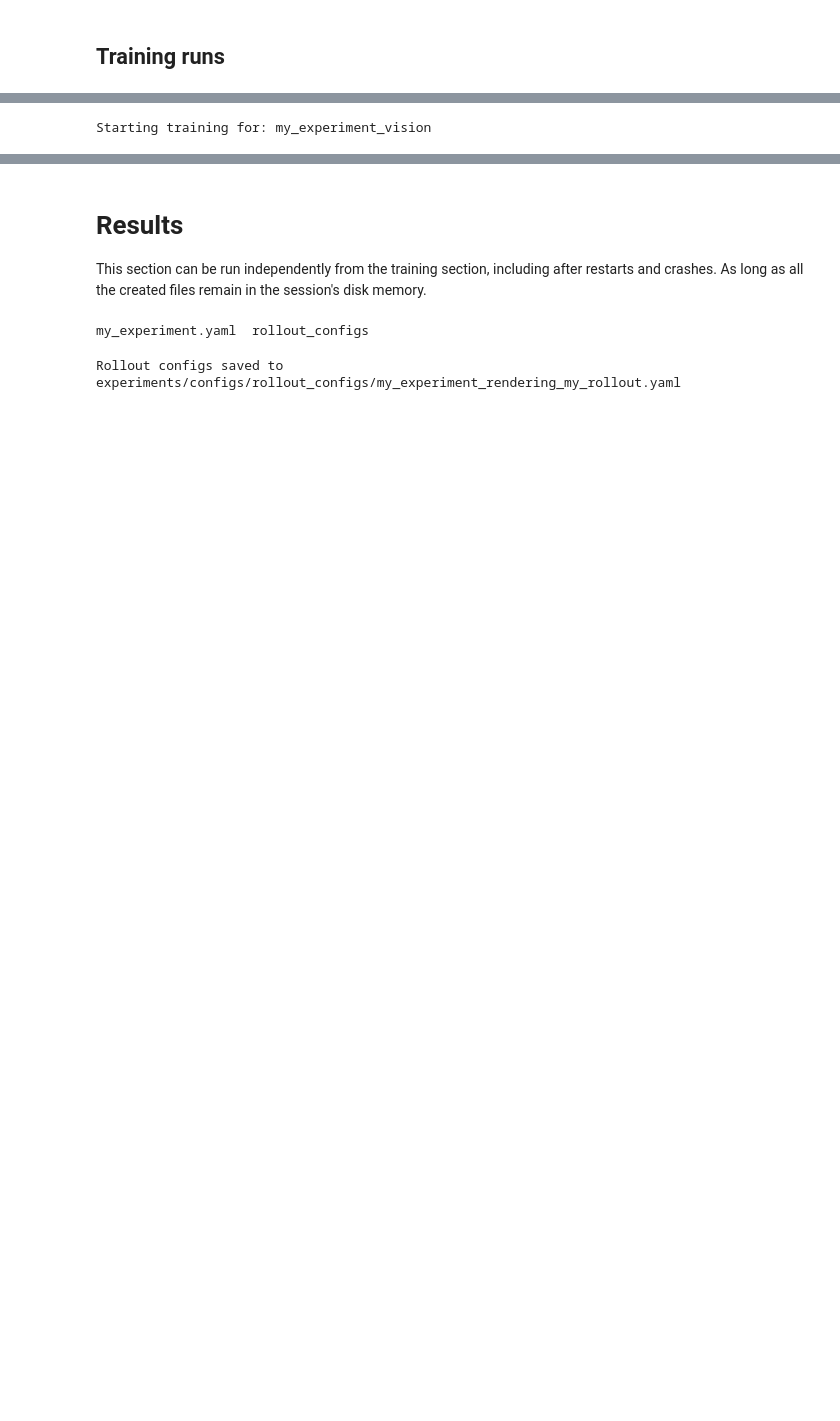
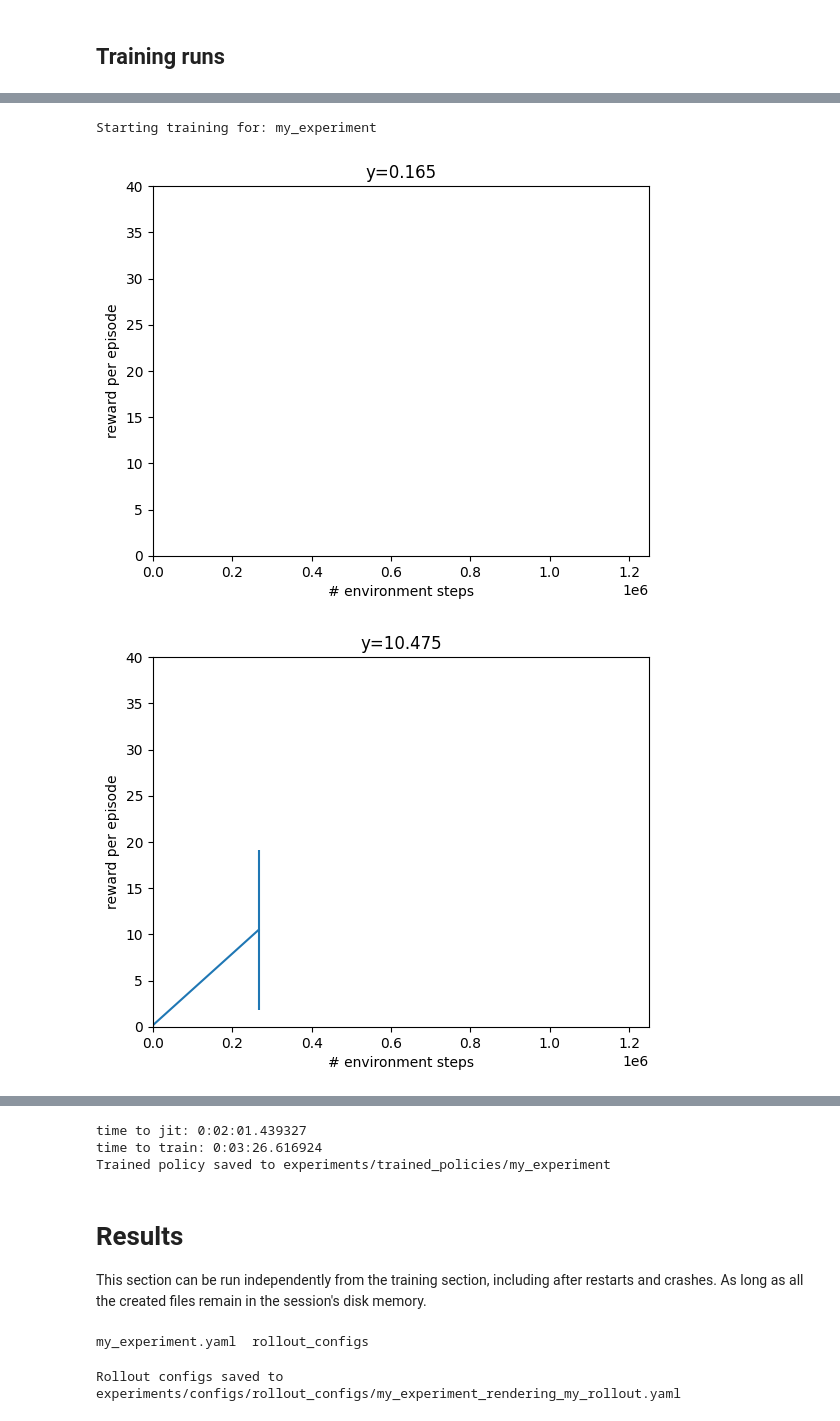
Before and after one commit to alexeiplatzer/unitree-go2-mjx-rl, a Jupyter notebook: notebooks/Universal.ipynb, the cells around one changed output, grey strips where cells are left out. Cells and saved outputs as stored; diff of their text form; code cells hidden in the pictures; blank space fills up the shorter version.

```diff
--- a/notebooks/Universal.ipynb
+++ b/notebooks/Universal.ipynb
@@ -178,14 +197,0 @@ model_architecture = "Guided-Vision" # @param ["Actor-Critic","Teacher-Student",
-# %%
-#@title #### Model hyperparameters for the "Actor-Critic" architecture
-from quadruped_mjx_rl import models
-if model_architecture == "Actor-Critic":
-    policy_layers = [256, 256] #@param
-    value_layers = [256, 256] #@param
-
-    model_config_class = models.ActorCriticConfig
-    model_config = model_config_class(
-        modules=model_config_class.ModulesConfig(
-            policy=policy_layers,
-            value=value_layers,
-        ),
-    )
@@ -339,13 +367,16 @@ if vision_backend == "Madrona":
 # %% [markdown]
 ### Save configs to a yaml file
 # %%
+# @title #### Save configs
 from quadruped_mjx_rl.config_utils import save_configs
-#@markdown Fill out a name for the experiment and all configuration parameters.
-#@markdown If you want to add another experiment, change the parameters and run
-#@markdown this cell again.
-experiment_name = "my_experiment_vision" #@param {type:"string"}
+# @markdown Fill out a name for the experiment and all configuration parameters.
+# @markdown If you want to add another experiment, change the parameters and run
+# @markdown this cell again.
+experiment_name = "my_experiment" # @param {type:"string"}
 config_file_path = configs_dir / f"{experiment_name}.yaml"
 configs_to_save = [robot_config, model_config, environment_config, training_config]
+if vision_config is not None:
+    configs_to_save.append(vision_config)
 save_configs(config_file_path, *configs_to_save)
 print(f"Experiment configs saved to {config_file_path}")
 # %% [output]
@@ -360,13 +391,13 @@ my_experiment_vision.yaml  rollout_configs
 # %%
-#@title Sequentially run training for all configurations
-from quadruped_mjx_rl.config_utils import prepare_configs, ConfigKey
+# @title Sequentially run training for all configurations
+from quadruped_mjx_rl.config_utils import prepare_configs
 from quadruped_mjx_rl.training import train
 from quadruped_mjx_rl import environments
 from quadruped_mjx_rl.environments import get_env_factory
 
-#@markdown Choose with which configs to train
+# @markdown Choose with which configs to train
 training_runs = None # @param {"type":"raw","placeholder":"[\"experiment_name1\", \"experiment_name2\", ... ]"}
-#@markdown or
+# @markdown or
 run_them_all = True # @param {"type":"boolean"}
 if run_them_all:
     training_runs = [
@@ -377,37 +408,39 @@ if run_them_all:
 
 for experiment_name in training_runs:
     config_path = configs_dir / f"{experiment_name}.yaml"
     configs = prepare_configs(config_path)
-    environment_config = configs[ConfigKey.ENVIRONMENT]
-    robot_config = configs[ConfigKey.ROBOT]
-    model_config = configs[ConfigKey.MODEL]
-    training_config = configs[ConfigKey.TRAINING]
-    vision_config = configs.get(ConfigKey.VISION)
+    environment_config = configs["environment"]
+    robot_config = configs["robot"]
+    model_config = configs["model"]
+    training_config = configs["training"]
+    vision_config = configs.get("vision")
 
     if isinstance(environment_config, environments.QuadrupedVisionEnvConfig):
         scene_file = "scene_mjx_vision.xml"
     else:
         scene_file = "scene_mjx.xml"
     init_scene_path = repo_path / "resources" / robot_config.robot_name / scene_file
 
     env_factory, uses_vision = get_env_factory(
         env_config=environment_config,
         robot_config=robot_config,
         init_scene_path=init_scene_path,
     )
 
     trained_policy_save_path = trained_policy_dir / f"{experiment_name}"
 
     print(f"Starting training for: {experiment_name}")
     train(
         env_factory=env_factory,
         model_config=model_config,
         training_config=training_config,
         model_save_path=trained_policy_save_path,
         checkpoints_save_path=None, #TODO: enable
         vision=uses_vision,
-        vision_config=configs.get(ConfigKey.VISION),
+        vision_config=vision_config,
     )
     print(f"Trained policy saved to {trained_policy_save_path}")
 # %% [output]
-Starting training for: my_experiment_vision
+Starting training for: my_experiment
+[figure, added]
+[figure, added]
@@ -414,3 +450,6 @@ Starting training for: my_experiment_vision
+time to jit: 0:02:01.439327
+time to train: 0:03:26.616924
+Trained policy saved to experiments/trained_policies/my_experiment
 # %% [markdown]
 # Results
 This section can be run independently from the training section, including after restarts and crashes. As long as all the created files remain in the session's disk memory.
```
Also changed, not shown: parts of 17 cells of this notebook.
